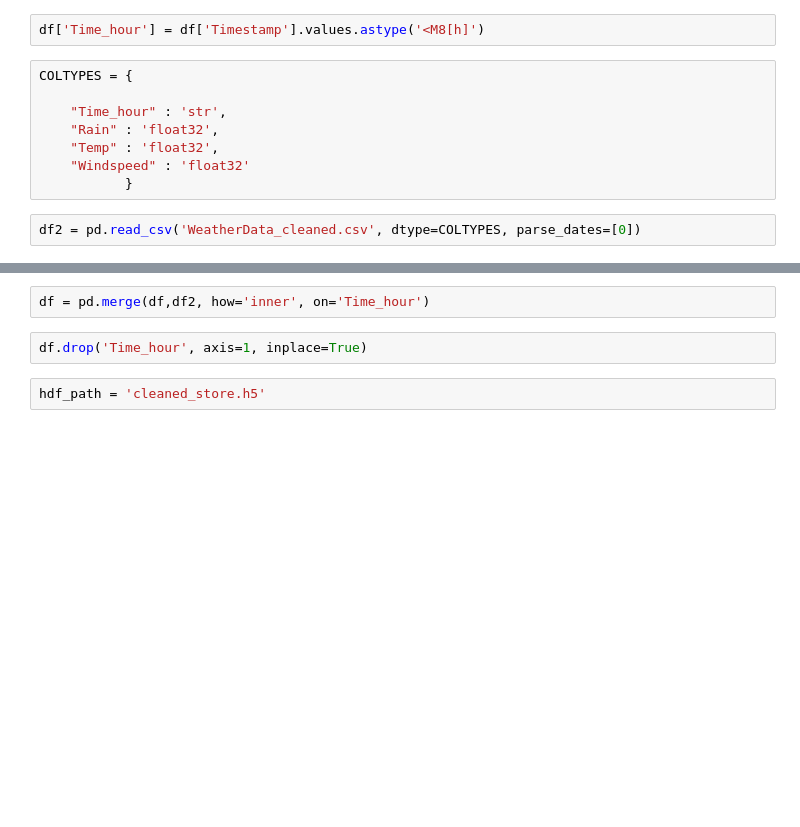
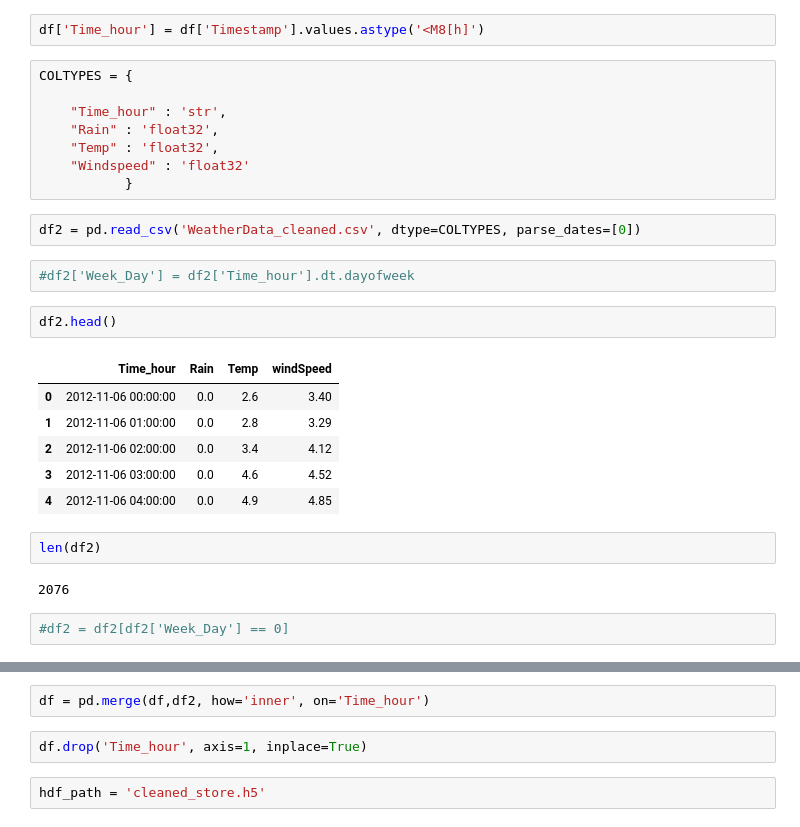
Before and after one commit to DanieleStrafile/COMP47360, a Jupyter notebook: Python Notebooks/Final_Clean_optimized.ipynb, the cells around one changed output, grey strips where cells are left out. Cells and saved outputs as stored; diff of their text form; blank space fills up the shorter version.

```diff
--- a/Python Notebooks/Final_Clean_optimized.ipynb
+++ b/Python Notebooks/Final_Clean_optimized.ipynb
@@ -439,3 +455,20 @@ COLTYPES = {
            }
 # %%
 df2 = pd.read_csv('WeatherData_cleaned.csv', dtype=COLTYPES, parse_dates=[0])
+# %%
+#df2['Week_Day'] = df2['Time_hour'].dt.dayofweek
+# %%
+df2.head()
+# %% [output]
+|  | Time_hour | Rain | Temp | windSpeed |
+| 0 | 2012-11-06 00:00:00 | 0.0 | 2.6 | 3.40 |
+| 1 | 2012-11-06 01:00:00 | 0.0 | 2.8 | 3.29 |
+| 2 | 2012-11-06 02:00:00 | 0.0 | 3.4 | 4.12 |
+| 3 | 2012-11-06 03:00:00 | 0.0 | 4.6 | 4.52 |
+| 4 | 2012-11-06 04:00:00 | 0.0 | 4.9 | 4.85 |
+# %%
+len(df2)
+# %% [output]
+2076
+# %%
+#df2 = df2[df2['Week_Day'] == 0]
```
Also changed, not shown: parts of 27 cells of this notebook.
